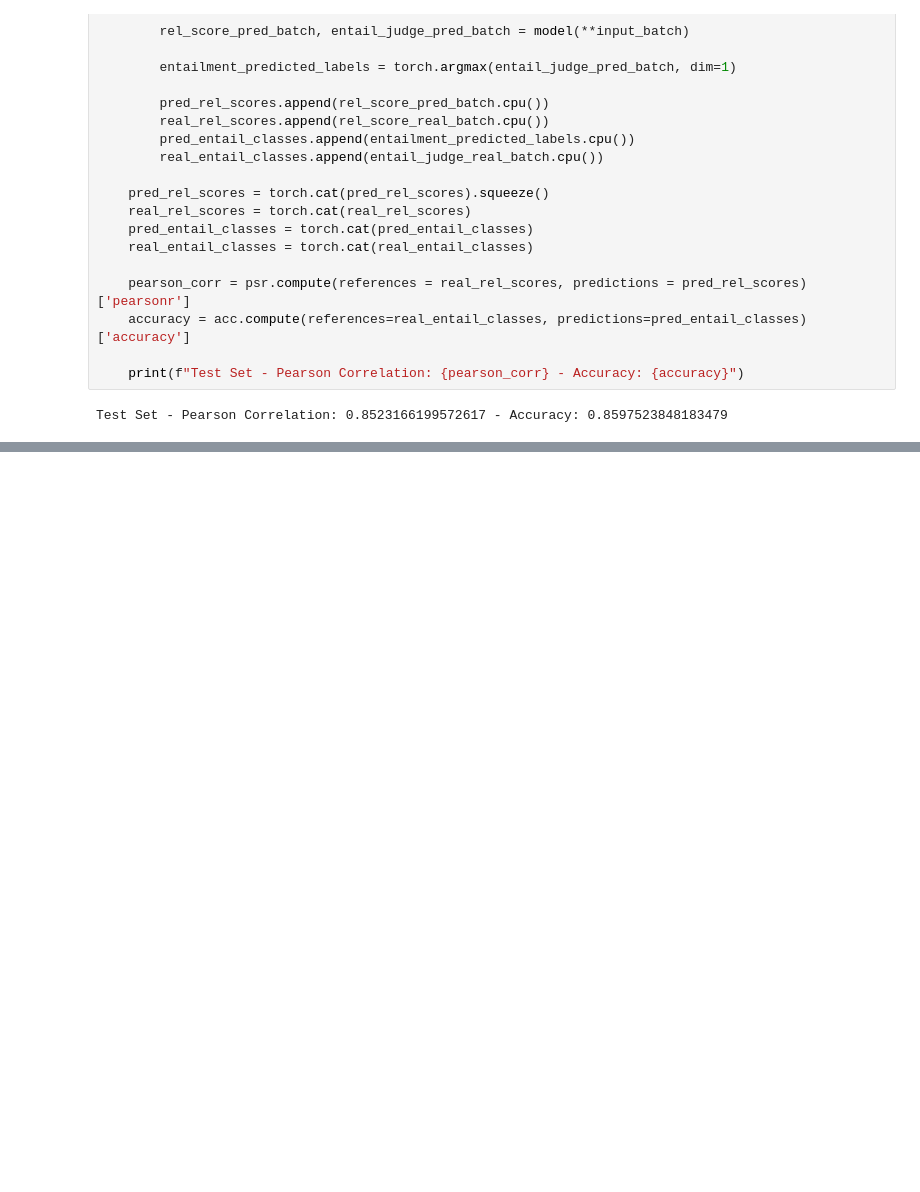
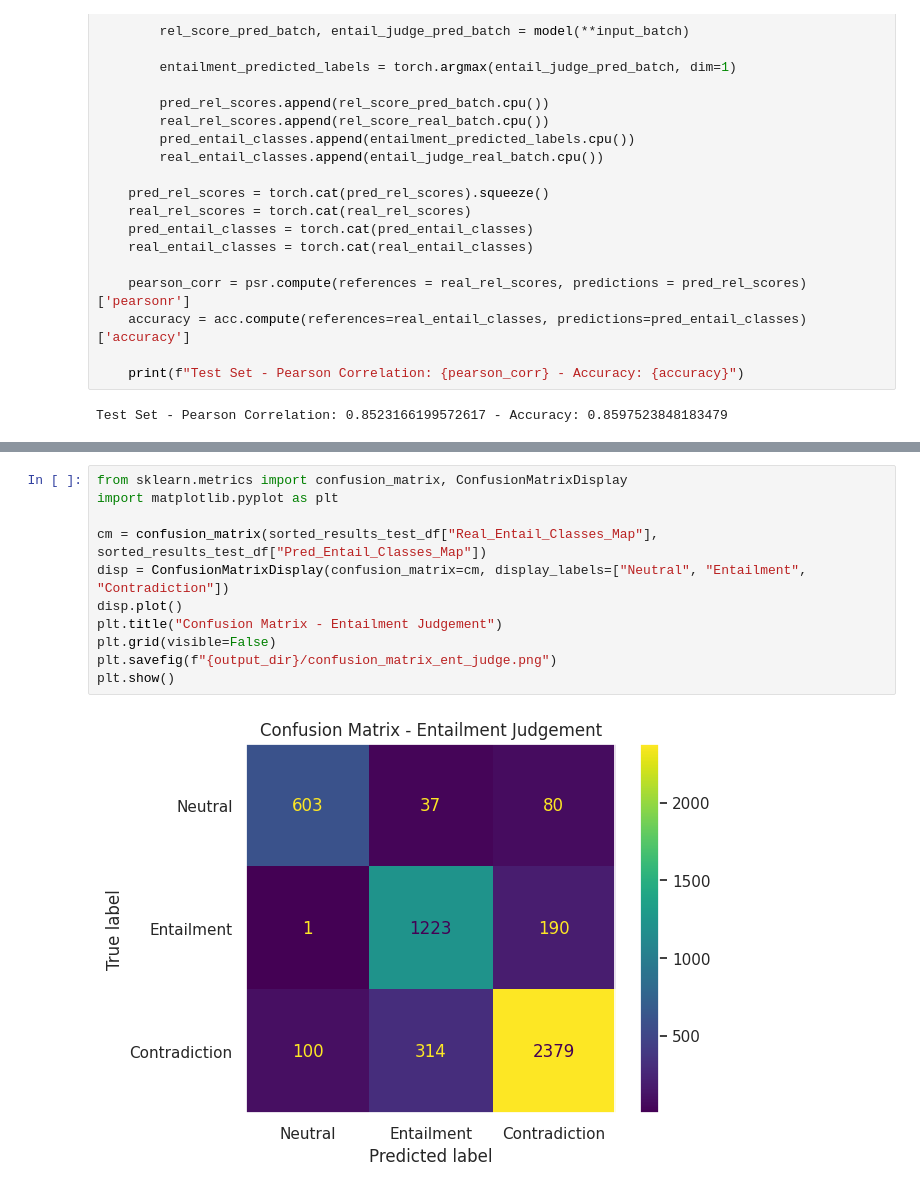
Before and after one commit to difersalest/NLP-Exercise-3, a Jupyter notebook: gpt2_version.ipynb, the cells around one changed output, grey strips where cells are left out. Drawn from its saved outputs; the diff is of its cells as text; blank space fills up the shorter version.

```diff
--- a/gpt2_version.ipynb
+++ b/gpt2_version.ipynb
@@ -366,0 +649,13 @@ Test Set - Pearson Correlation: 0.8523166199572617 - Accuracy: 0.859752384818347
+# %%
+from sklearn.metrics import confusion_matrix, ConfusionMatrixDisplay
+import matplotlib.pyplot as plt
+
+cm = confusion_matrix(sorted_results_test_df["Real_Entail_Classes_Map"], sorted_results_test_df["Pred_Entail_Classes_Map"])
+disp = ConfusionMatrixDisplay(confusion_matrix=cm, display_labels=["Neutral", "Entailment", "Contradiction"])
+disp.plot()
+plt.title("Confusion Matrix - Entailment Judgement")
+plt.grid(visible=False)
+plt.savefig(f"{output_dir}/confusion_matrix_ent_judge.png")
+plt.show()
+# %% [output]
+[figure, added]
```
Also changed, not shown: parts of 17 cells of this notebook, 20 other files.
